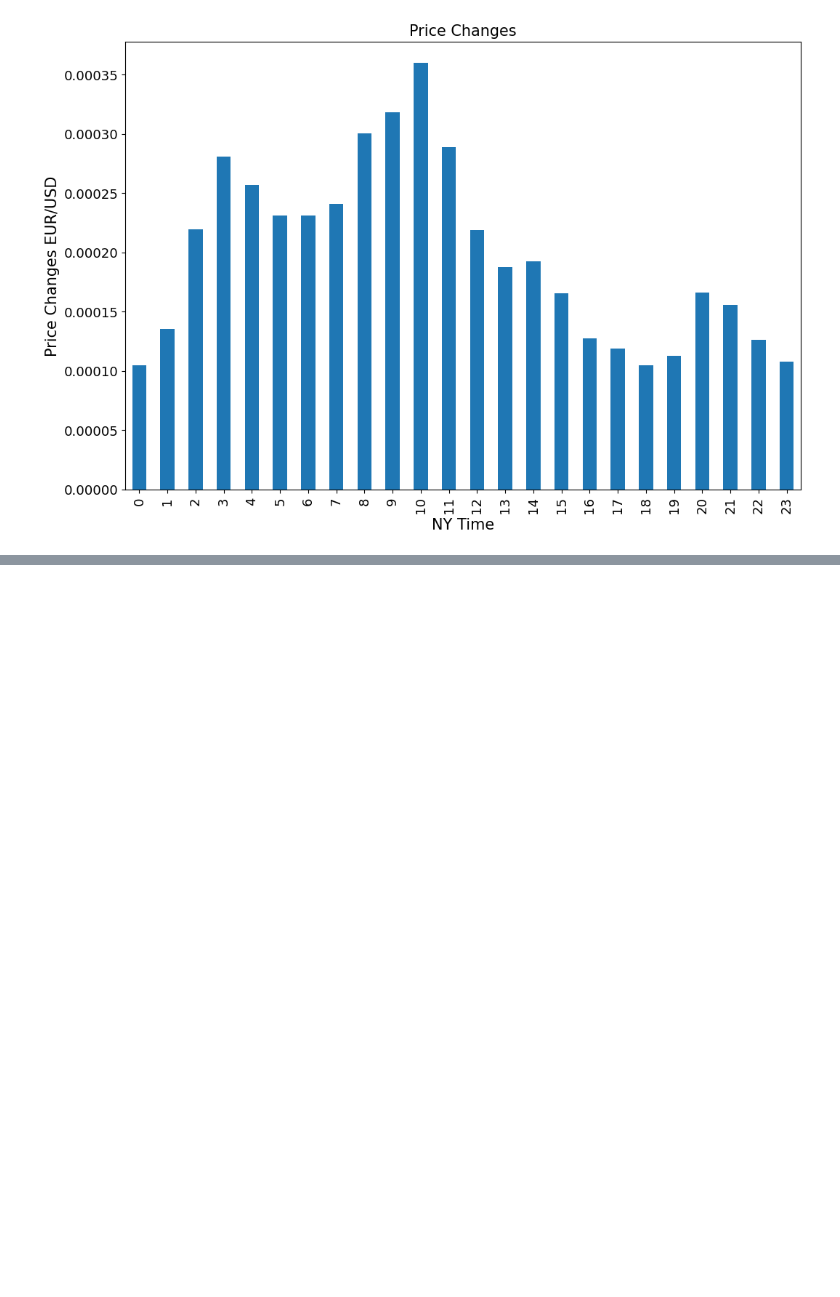
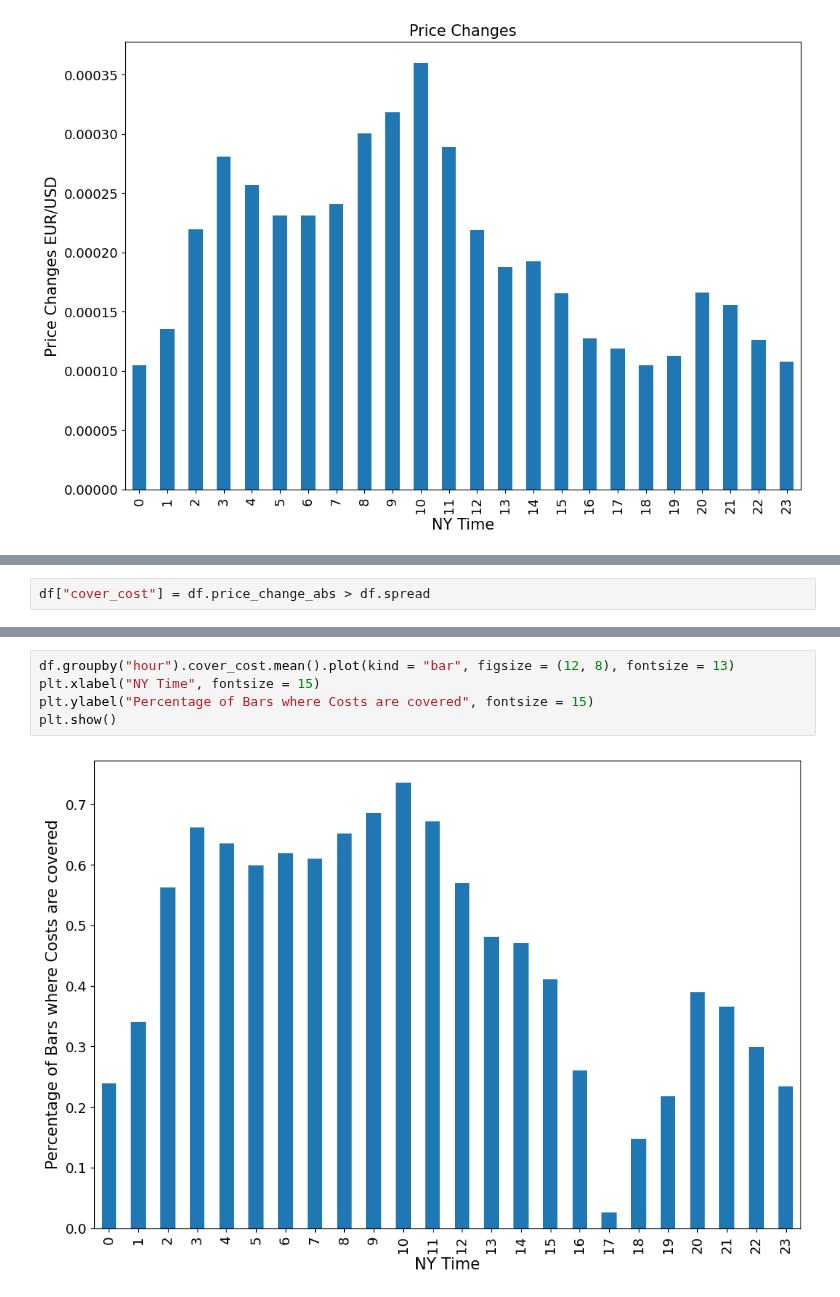
Before and after one commit to apasvenskas/Python-practice-with-financial-data, a Jupyter notebook: Data_Prep/Preparing_Data.ipynb, the cells around one changed output, grey strips where cells are left out. Saved outputs shown, nothing was run; the diff lists cells and outputs as text; blank space fills up the shorter version.

Commit message:
finished trading time analysis

```diff
--- a/Data_Prep/Preparing_Data.ipynb
+++ b/Data_Prep/Preparing_Data.ipynb
@@ -160,0 +182,2 @@ plt.show()
+# %%
+df["cover_cost"] = df.price_change_abs > df.spread
@@ -160,0 +221,7 @@ plt.show()
+# %%
+df.groupby("hour").cover_cost.mean().plot(kind = "bar", figsize = (12, 8), fontsize = 13)
+plt.xlabel("NY Time", fontsize = 15)
+plt.ylabel("Percentage of Bars where Costs are covered", fontsize = 15)
+plt.show()
+# %% [output]
+[figure, added]
```
Also changed, not shown: parts of 5 cells of this notebook.
